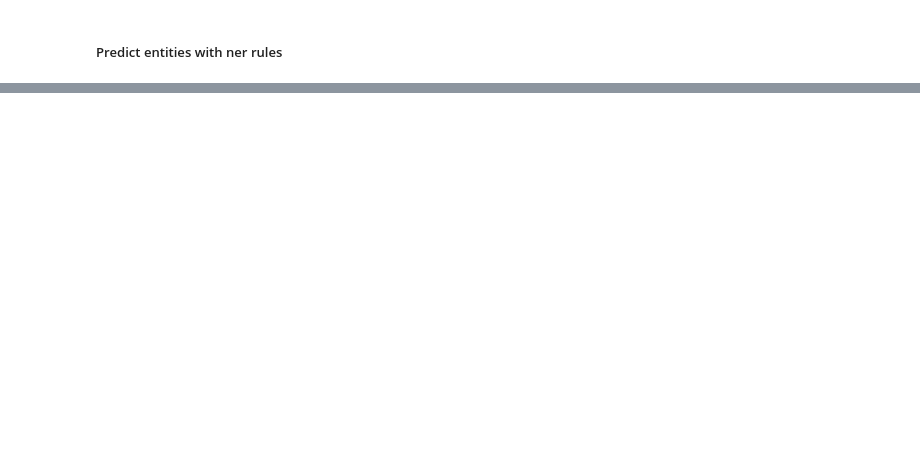
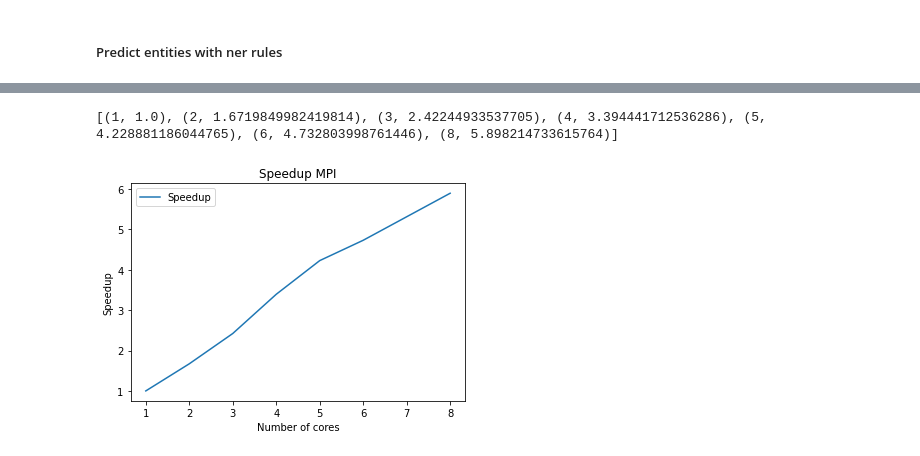
Before and after one commit to jrabag/ga-lener-es, a Jupyter notebook: NER EA.ipynb, the cells around one changed output, grey strips where cells are left out. Cells and saved outputs as stored; diff of their text form; code cells hidden in the pictures; blank space fills up the shorter version.

```diff
--- a/NER EA.ipynb
+++ b/NER EA.ipynb
@@ -726,0 +788,21 @@ weighted avg       0.74      0.86      0.79     26977
+# %%
+# Plot speedup mpi from file
+
+import matplotlib.pyplot as plt
+import numpy as np
+import pandas as pd
+
+df_mpi = pd.read_csv("data/rules/mpi/time.txt", sep=",", header=None)
+df_mpi.columns = ["Num cores", "time"]
+df_mpi["speedup"] = df_mpi["time"][0] / df_mpi["time"]
+print([i for i in zip(df_mpi["Num cores"],df_mpi["speedup"])])
+
+plt.plot(df_mpi["Num cores"], df_mpi["speedup"], label="Speedup")
+plt.xlabel("Number of cores")
+plt.ylabel("Speedup")
+plt.title("Speedup MPI")
+plt.legend()
+plt.show()
+# %% [output]
+[(1, 1.0), (2, 1.6719849982419814), (3, 2.42244933537705), (4, 3.394441712536286), (5, 4.228881186044765), (6, 4.732803998761446), (8, 5.898214733615764)]
+[figure, added]
```
Also changed, not shown: parts of 16 cells of this notebook, 17 other files.
